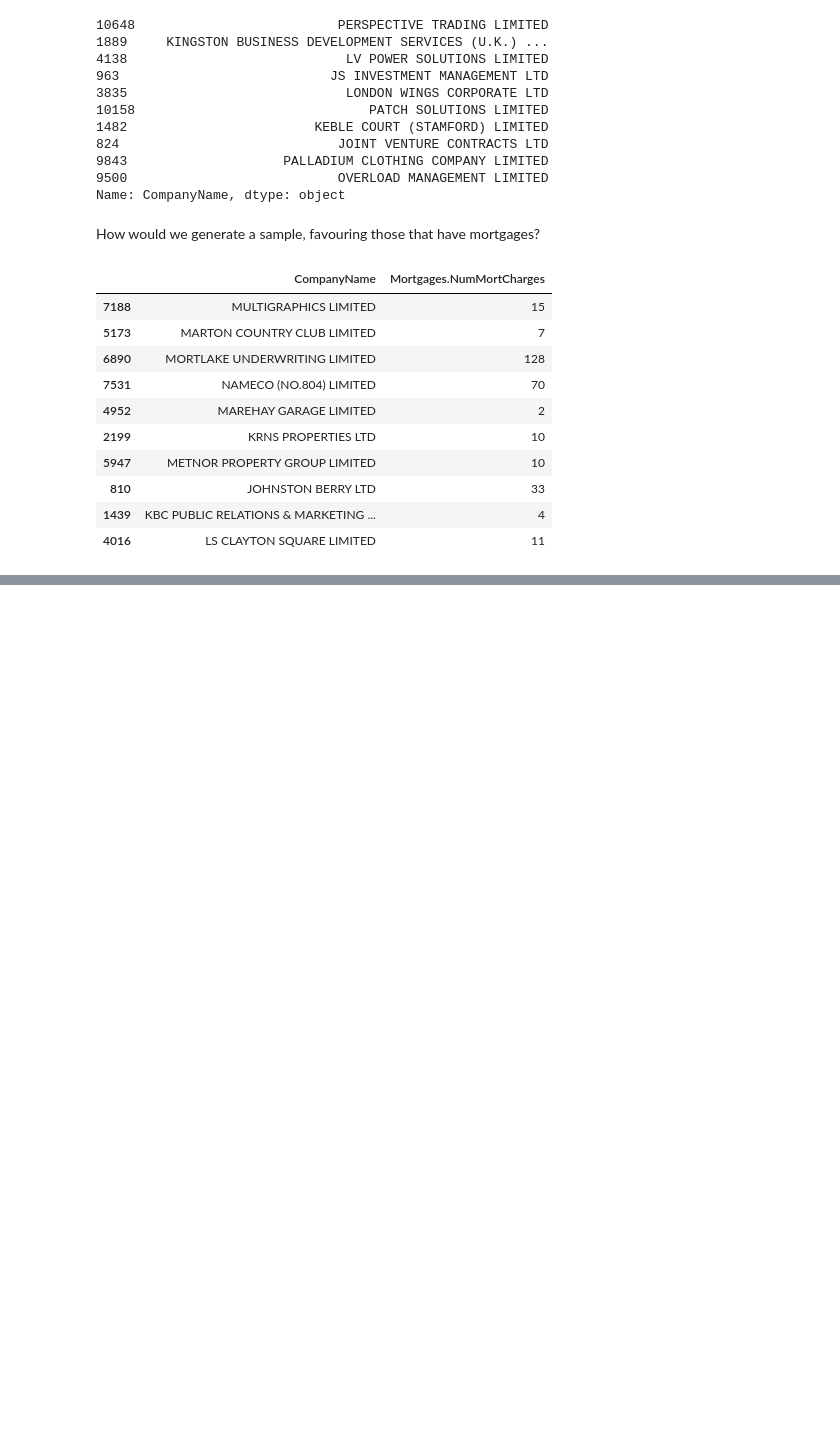
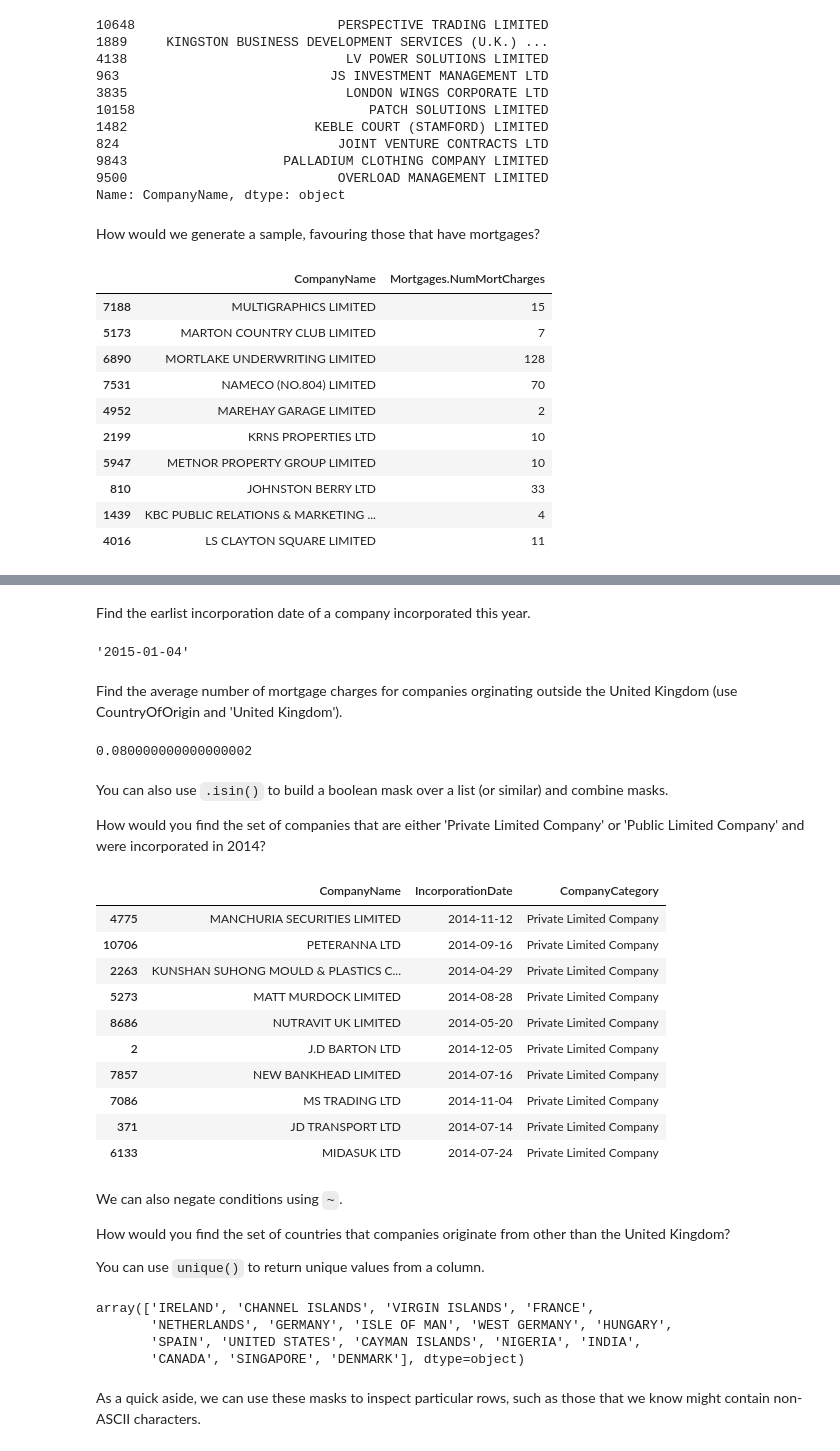
Before and after one commit to JasnaJejcic/training, a Jupyter notebook: s2ds_python/exploratory.ipynb, the cells around one changed output, grey strips where cells are left out. Drawn from its saved outputs; the diff is of its cells as text; code cells hidden in the pictures; blank space fills up the shorter version.

````diff
--- a/s2ds_python/exploratory.ipynb
+++ b/s2ds_python/exploratory.ipynb
@@ -516,2 +477,0 @@ files = ['/var/data/s2ds/companies/BasicCompanyData-2015-07-01-part3_5.csv']
-# %%
-df = read_files(files)
@@ -520,2 +477,0 @@ reg_to_keep = ['02334804']
-# %%
-df['clean_name'] = df['CompanyName'].str.lower()
@@ -532,4 +477,0 @@ trademarks = pd.DataFrame({'applicants': applicants})
-# %%
-df['has_trademark'] = 0
-# %%
-df.loc[df.clean_name.isin(trademarks.applicants), 'has_trademark'] = 1
@@ -571,0 +489,50 @@ trademarks = pd.merge(trademarks, df, how='left', left_on='applicants', right_on
+# %% [markdown]
+Find the earlist incorporation date of a company incorporated this year.
+# %%
+df[df['IncorporationDate'] > '2015-01-01']['IncorporationDate'].min()
+# %% [output]
+'2015-01-04'
+# %% [markdown]
+Find the average number of mortgage charges for companies orginating outside the United Kingdom (use CountryOfOrigin and 'United Kingdom').
+# %%
+df[df.CountryOfOrigin != 'United Kingdom']['Mortgages.NumMortCharges'].mean()
+# %% [output]
+0.080000000000000002
+# %% [markdown]
+You can also use ```.isin()``` to build a boolean mask over a list (or similar) and combine masks.
+
+How would you find the set of companies that are either 'Private Limited Company' or 'Public Limited Company' and were incorporated in 2014?
+# %%
+types = ['Private Limited Company', 'Public Limited Company']
+cols = ['CompanyName', 'IncorporationDate', 'CompanyCategory']
+
+df[(df.IncorporationDate > '2013-12-31') &
+   (df.IncorporationDate < '2015-01-01') &
+   (df.CompanyCategory.isin(types))][cols].sample(10)
+# %% [output]
+|  | CompanyName | IncorporationDate | CompanyCategory |
+| 4775 | MANCHURIA SECURITIES LIMITED | 2014-11-12 | Private Limited Company |
+| 10706 | PETERANNA LTD | 2014-09-16 | Private Limited Company |
+| 2263 | KUNSHAN SUHONG MOULD & PLASTICS C... | 2014-04-29 | Private Limited Company |
+| 5273 | MATT MURDOCK LIMITED | 2014-08-28 | Private Limited Company |
+| 8686 | NUTRAVIT UK LIMITED | 2014-05-20 | Private Limited Company |
+| 2 | J.D BARTON LTD | 2014-12-05 | Private Limited Company |
+| 7857 | NEW BANKHEAD LIMITED | 2014-07-16 | Private Limited Company |
+| 7086 | MS TRADING LTD | 2014-11-04 | Private Limited Company |
+| 371 | JD TRANSPORT LTD | 2014-07-14 | Private Limited Company |
+| 6133 | MIDASUK LTD | 2014-07-24 | Private Limited Company |
+# %% [markdown]
+We can also negate conditions using ```~```.
+
+How would you find the set of countries that companies originate from other than the United Kingdom?
+
+You can use ```unique()``` to return unique values from a column.
+# %%
+df[~df.CountryOfOrigin.isin(['United Kingdom'])].CountryOfOrigin.unique()
+# %% [output]
+array(['IRELAND', 'CHANNEL ISLANDS', 'VIRGIN ISLANDS', 'FRANCE',
+       'NETHERLANDS', 'GERMANY', 'ISLE OF MAN', 'WEST GERMANY', 'HUNGARY',
+       'SPAIN', 'UNITED STATES', 'CAYMAN ISLANDS', 'NIGERIA', 'INDIA',
+       'CANADA', 'SINGAPORE', 'DENMARK'], dtype=object)
+# %% [markdown]
+As a quick aside, we can use these masks to inspect particular rows, such as those that we know might contain non-ASCII characters.
````
Also changed, not shown: parts of 49 cells of this notebook.
